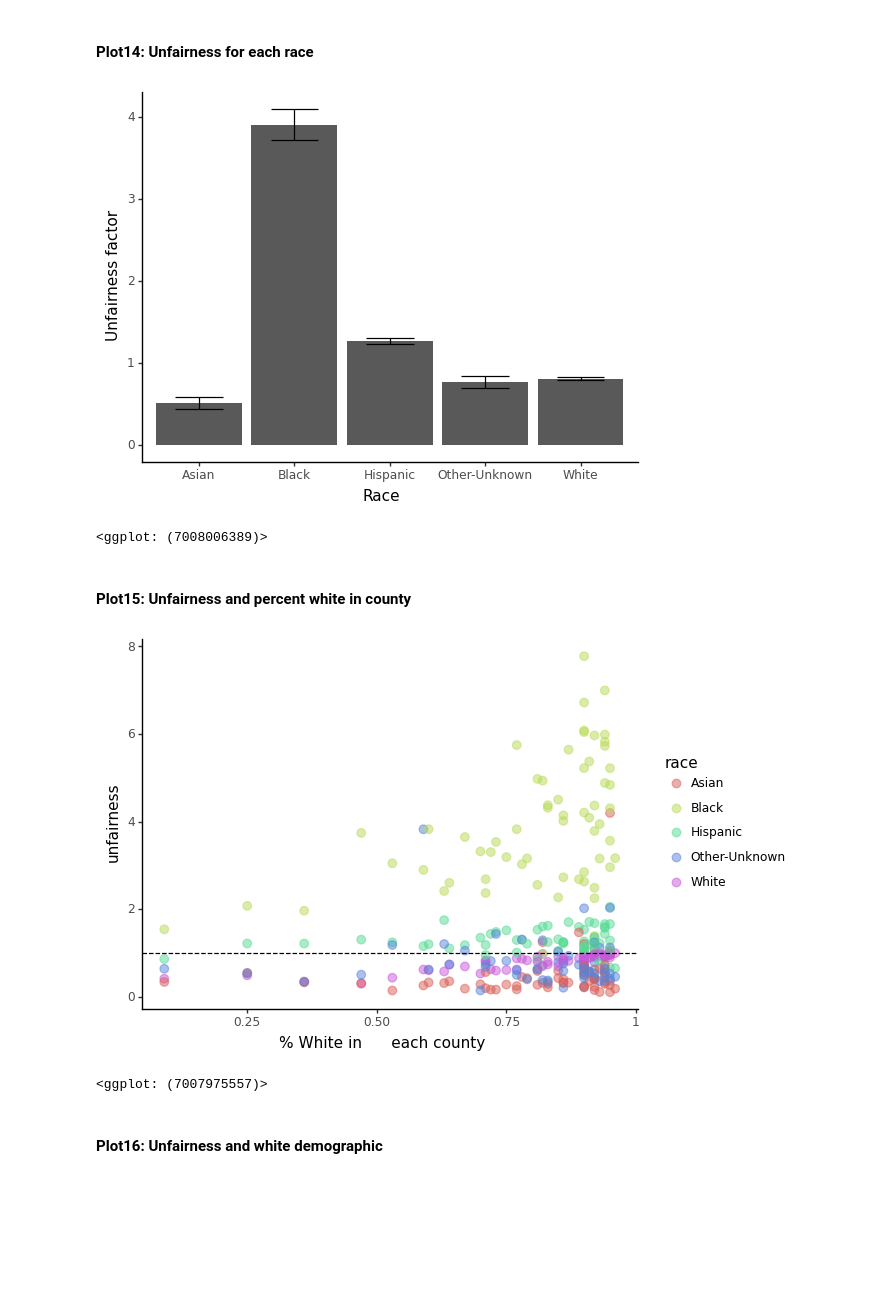
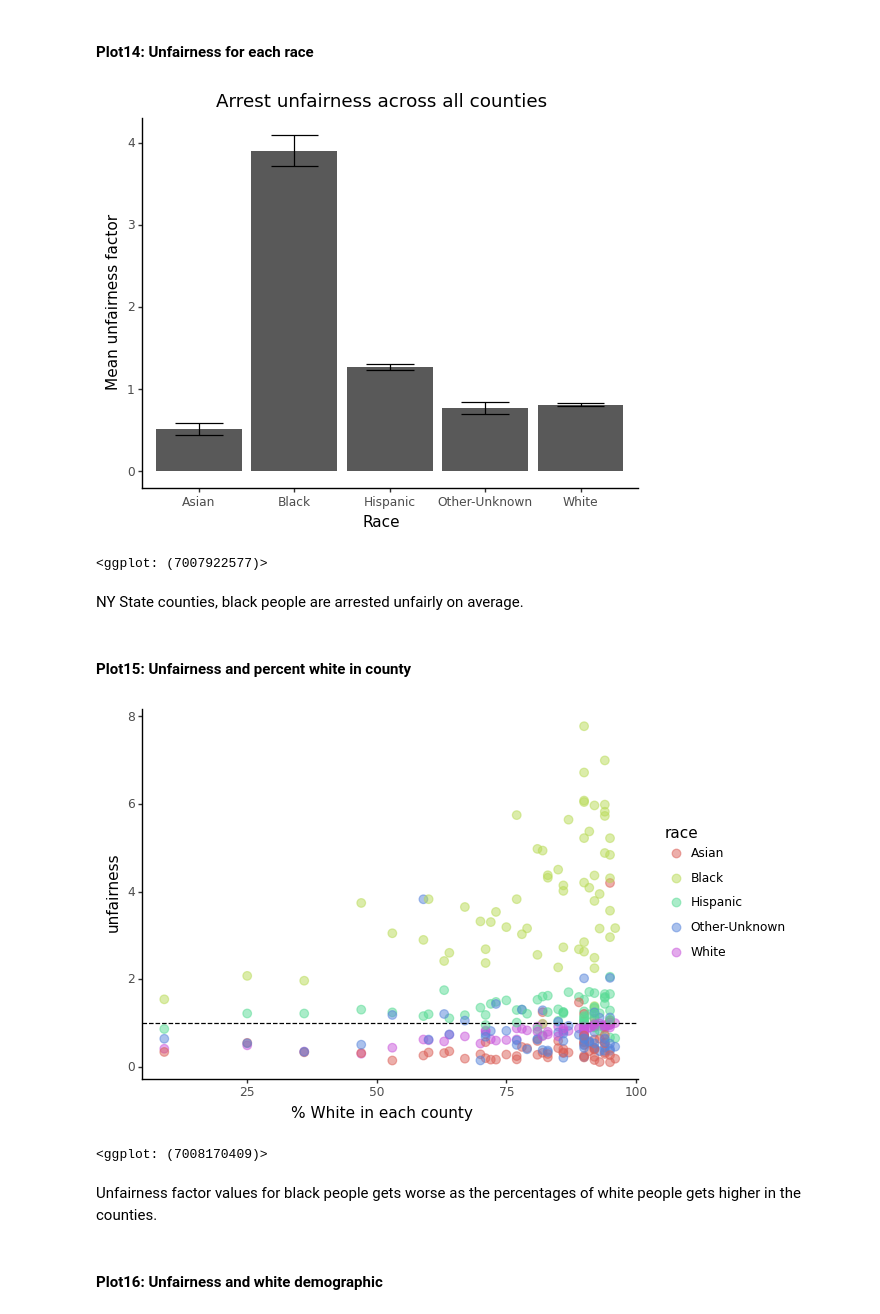
Before and after one commit to maayaikeda/newyork_crime, a Jupyter notebook: New_york_crime_cleaned.ipynb, the cells around one changed output. Drawn from its saved outputs; the diff is of its cells as text; code cells hidden in the pictures; blank space fills up the shorter version.

```diff
--- a/New_york_crime_cleaned.ipynb
+++ b/New_york_crime_cleaned.ipynb
@@ -648,28 +680,33 @@ meanratio['ymax'] = meanratio['ratio'] + meanratio['sem']
 # %%
 (ggplot(meanratio, aes(x='race',y='ratio'))
  + geom_col()
  + theme_classic()
  + geom_errorbar(aes(x='race',ymin='ymin',ymax='ymax'))
  + xlab('Race')
- + ylab('Unfairness factor')
+ + ylab('Mean unfairness factor')
+ + ggtitle('Arrest unfairness across all counties')
 )
 # %% [output]
-[figure, old version]
+[figure, new version]
-<ggplot: (7008006389)>
+<ggplot: (7007922577)>
+# %% [markdown]
+NY State counties, black people are arrested unfairly on average.
 # %% [markdown]
 #### Plot15: <a id='plot15'>Unfairness and percent white in county </a>
 # %%
 # Plot the arrest per population for each race
-(ggplot(prison_df2, aes(x="perwhite", y="ratio", color='race'))
+(ggplot(prison_df2, aes(x="perwhite*100", y="ratio", color='race'))
  + geom_point(size=3,alpha=0.5)
- + xlab('% White in      each county')
+ + xlab('% White in each county')
  + ylab('unfairness')
  + geom_hline(yintercept=1,linetype='dashed')
  + theme_classic()
 )
 # %% [output]
-[figure, old version]
+[figure, new version]
-<ggplot: (7007975557)>
+<ggplot: (7008170409)>
+# %% [markdown]
+Unfairness factor values for black people gets worse as the percentages of white people gets higher in the counties.
 # %%
 # Get the mean with groupby
 whitemean = prison_df2.groupby(['whitedems','race']).mean()
```
Also changed, not shown: parts of 28 cells of this notebook.
